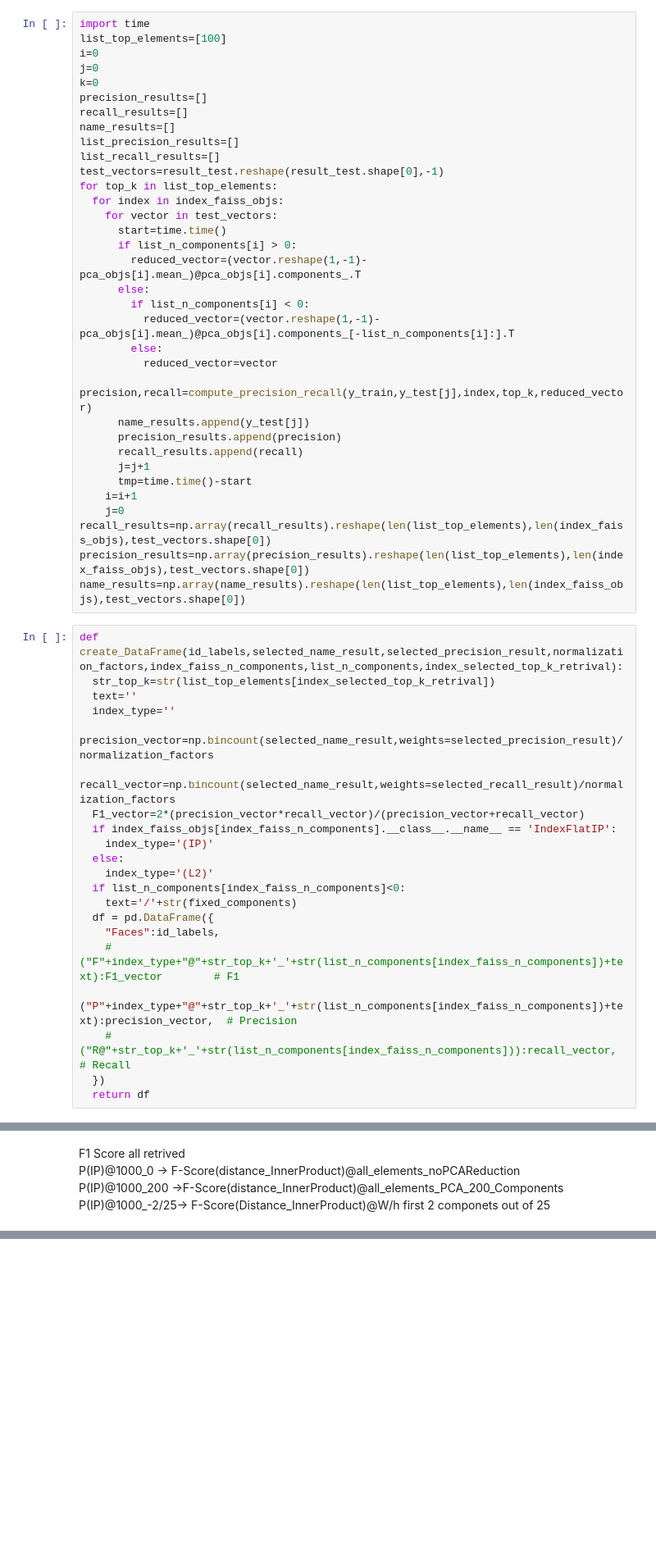
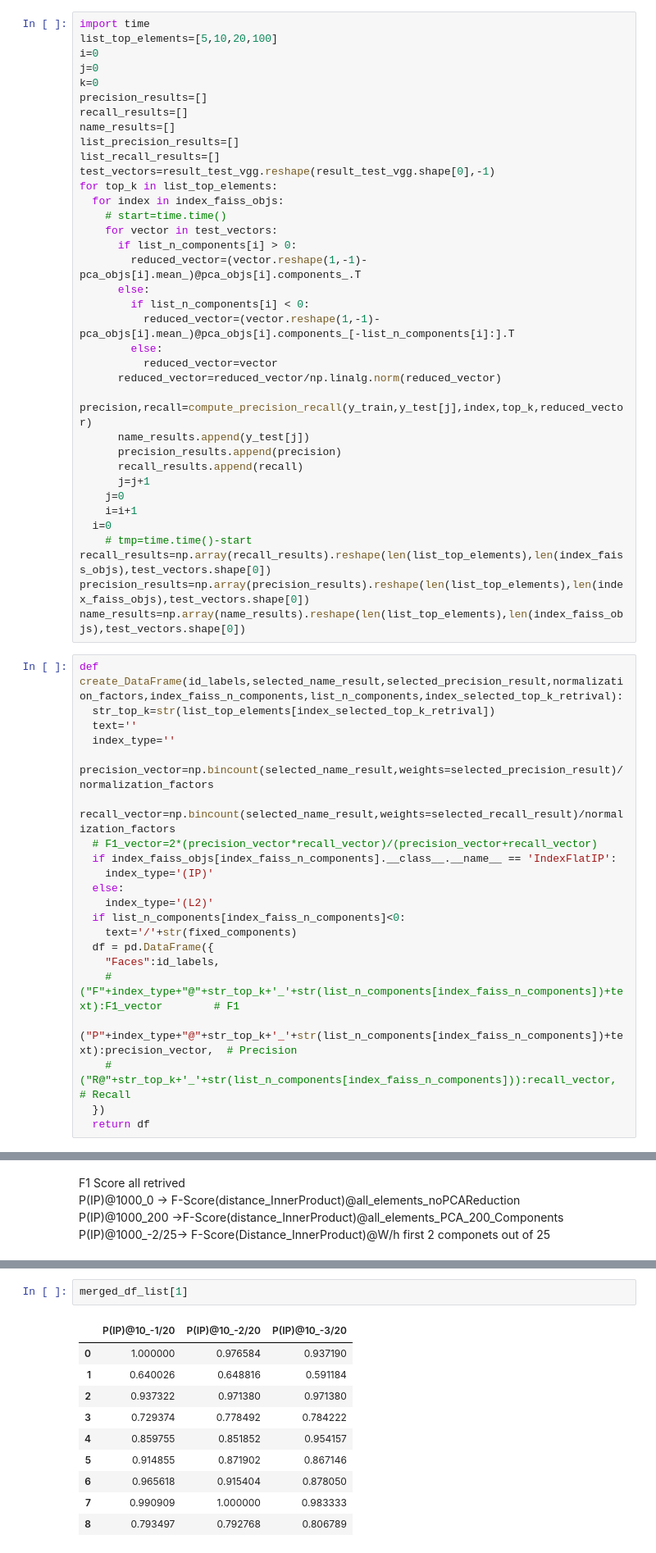
Before and after one commit to villifCoder559/VGGFaceFeatures_PCA, a Jupyter notebook: VGGFace.ipynb, the cells around one changed output, grey strips where cells are left out. Shown at 82% size. Saved outputs shown, nothing was run; the diff lists cells and outputs as text; blank space fills up the shorter version.

```diff
--- a/VGGFace.ipynb
+++ b/VGGFace.ipynb
@@ -201,7 +200,7 @@ def compute_precision_recall(ground_truth,target,index_faiss,top_k,reduced_vecto
 <h1>Compute Precision-recall
 # %%
 import time
-list_top_elements=[100]
+list_top_elements=[5,10,20,100]
 i=0
 j=0
 k=0
@@ -210,11 +209,11 @@ recall_results=[]
 name_results=[]
 list_precision_results=[]
 list_recall_results=[]
-test_vectors=result_test.reshape(result_test.shape[0],-1)
+test_vectors=result_test_vgg.reshape(result_test_vgg.shape[0],-1)
 for top_k in list_top_elements:
   for index in index_faiss_objs:
+    # start=time.time()
     for vector in test_vectors:
-      start=time.time()
       if list_n_components[i] > 0:
         reduced_vector=(vector.reshape(1,-1)-pca_objs[i].mean_)@pca_objs[i].components_.T
       else:
@@ -222,14 +221,16 @@ for top_k in list_top_elements:
           reduced_vector=(vector.reshape(1,-1)-pca_objs[i].mean_)@pca_objs[i].components_[-list_n_components[i]:].T
         else:
           reduced_vector=vector
+      reduced_vector=reduced_vector/np.linalg.norm(reduced_vector)
       precision,recall=compute_precision_recall(y_train,y_test[j],index,top_k,reduced_vector)
       name_results.append(y_test[j])
       precision_results.append(precision)
       recall_results.append(recall)
       j=j+1
-      tmp=time.time()-start
+    j=0
     i=i+1
-    j=0
+  i=0
+    # tmp=time.time()-start
 recall_results=np.array(recall_results).reshape(len(list_top_elements),len(index_faiss_objs),test_vectors.shape[0])
 precision_results=np.array(precision_results).reshape(len(list_top_elements),len(index_faiss_objs),test_vectors.shape[0])
 name_results=np.array(name_results).reshape(len(list_top_elements),len(index_faiss_objs),test_vectors.shape[0])
@@ -240,7 +241,7 @@ def create_DataFrame(id_labels,selected_name_result,selected_precision_result,no
   index_type=''
   precision_vector=np.bincount(selected_name_result,weights=selected_precision_result)/normalization_factors
   recall_vector=np.bincount(selected_name_result,weights=selected_recall_result)/normalization_factors
-  F1_vector=2*(precision_vector*recall_vector)/(precision_vector+recall_vector)
+  # F1_vector=2*(precision_vector*recall_vector)/(precision_vector+recall_vector)
   if index_faiss_objs[index_faiss_n_components].__class__.__name__ == 'IndexFlatIP':
     index_type='(IP)'
   else:
@@ -303,0 +319,13 @@ merged_df.drop(columns=['Faces']).style.highlight_max(color = 'green', axis = 1)
+# %%
+merged_df_list[1]
+# %% [output]
+|  | P(IP)@10_-1/20 | P(IP)@10_-2/20 | P(IP)@10_-3/20 |
+| 0 | 1.000000 | 0.976584 | 0.937190 |
+| 1 | 0.640026 | 0.648816 | 0.591184 |
+| 2 | 0.937322 | 0.971380 | 0.971380 |
+| 3 | 0.729374 | 0.778492 | 0.784222 |
+| 4 | 0.859755 | 0.851852 | 0.954157 |
+| 5 | 0.914855 | 0.871902 | 0.867146 |
+| 6 | 0.965618 | 0.915404 | 0.878050 |
+| 7 | 0.990909 | 1.000000 | 0.983333 |
+| 8 | 0.793497 | 0.792768 | 0.806789 |
```
Also changed, not shown: parts of 29 cells of this notebook.
